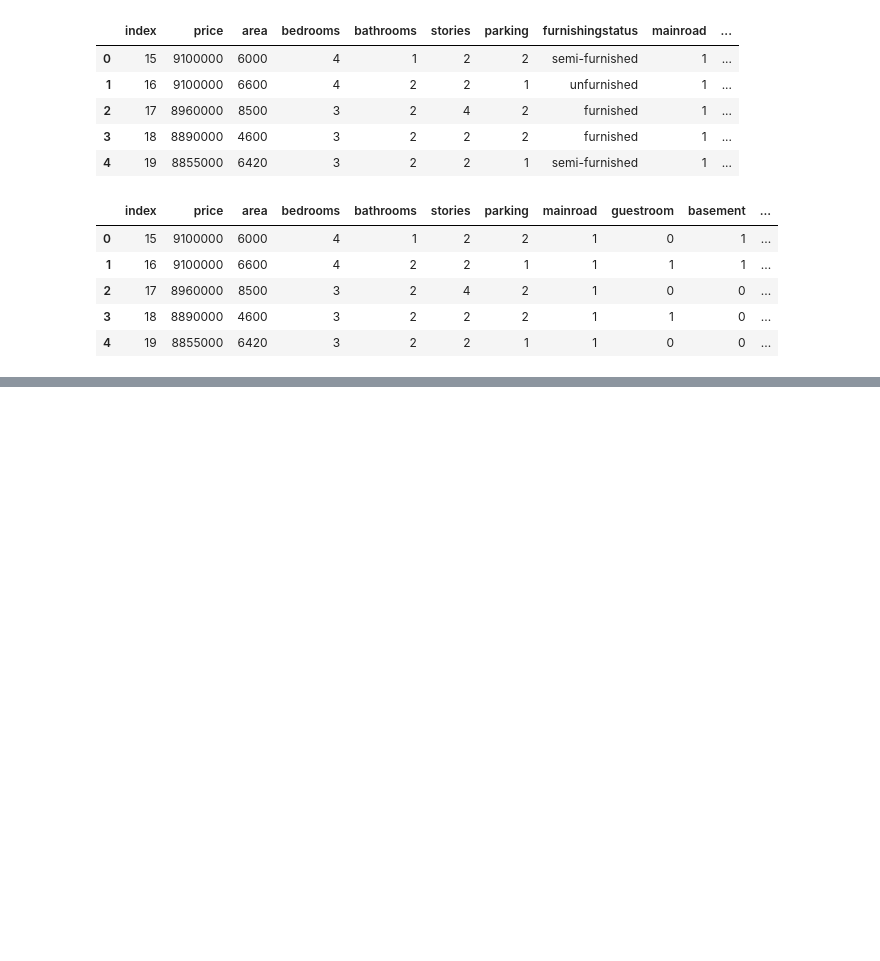
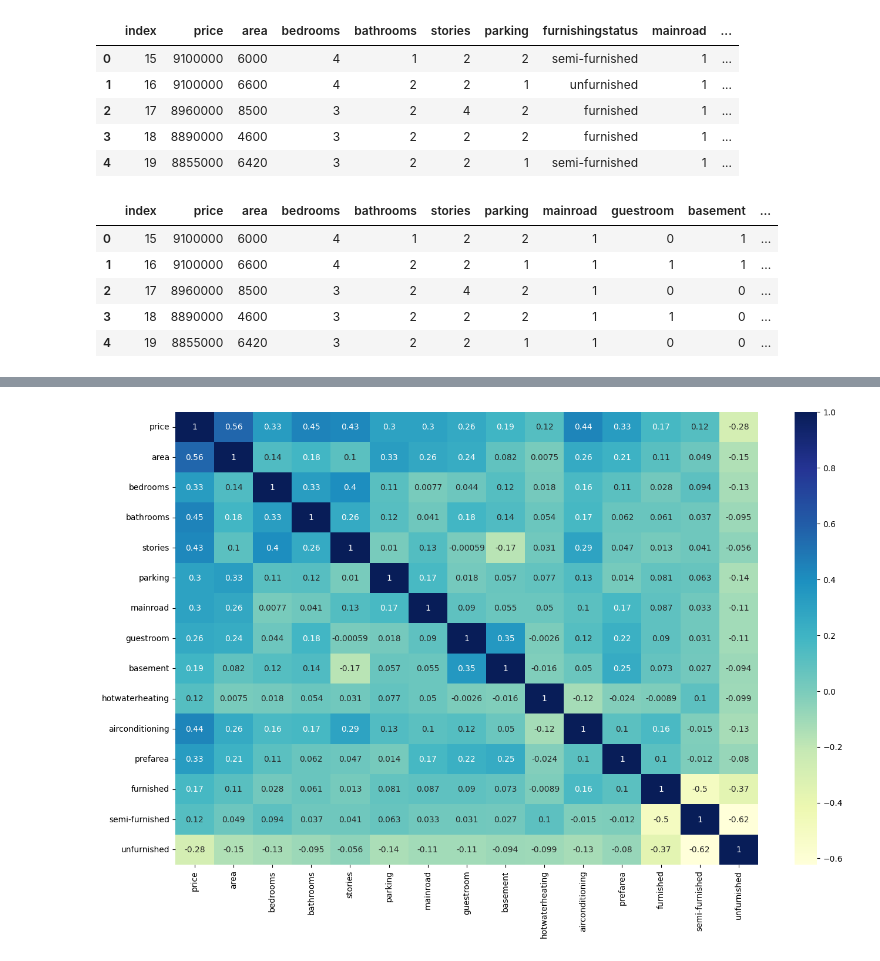
Before and after one commit to NaraineSurya/House-Price-Prediction, a Jupyter notebook: house_price_prediction.ipynb, the cells around one changed output, grey strips where cells are left out. Saved outputs shown, nothing was run; the diff lists cells and outputs as text; code cells hidden in the pictures; blank space fills up the shorter version.

```diff
--- a/house_price_prediction.ipynb
+++ b/house_price_prediction.ipynb
@@ -224,0 +231,5 @@ from sklearn.model_selection import train_test_split
+# %%
+from sklearn.model_selection import train_test_split
+
+np.random.seed(0)
+x_train,x_test = train_test_split(housing,test_size = 0.2,random_state = 100)
@@ -224,0 +238,9 @@ from sklearn.model_selection import train_test_split
+# %%
+from sklearn.preprocessing import MinMaxScaler
+
+scaler = MinMaxScaler()
+
+# Apply Normalization for higher values and except yes or no and dummy variables
+
+norm_vars = ['price', 'area' ,'bedrooms','bathrooms','stories','parking']
+x_train[norm_vars] = scaler.fit_transform(x_train[norm_vars])
@@ -224,0 +268,9 @@ from sklearn.model_selection import train_test_split
+# %%
+# Checking the correlation between the variables
+
+x_train.drop('index', axis =1, inplace = True)
+plt.figure(figsize = (16, 10))
+sns.heatmap(x_train.corr(), annot = True, cmap="YlGnBu")
+plt.show()
+# %% [output]
+[figure, added]
```
Also changed, not shown: parts of 10 cells of this notebook.
